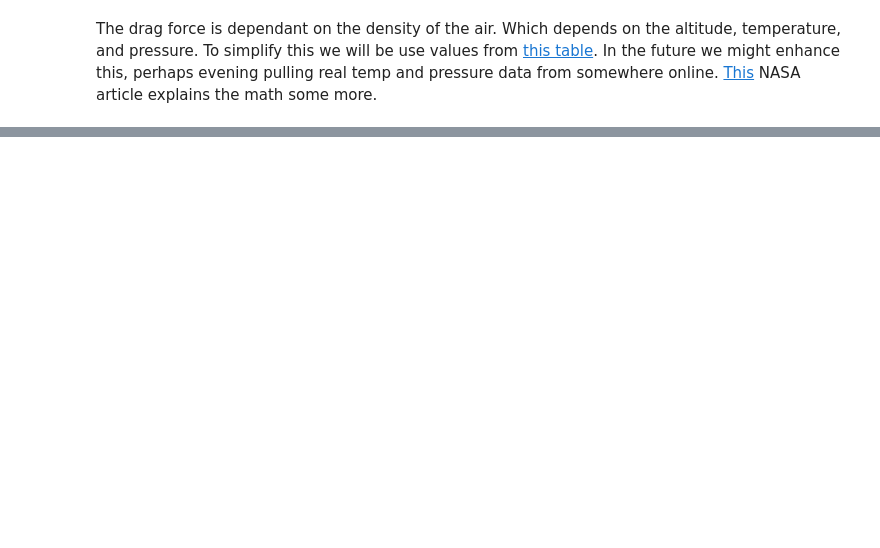
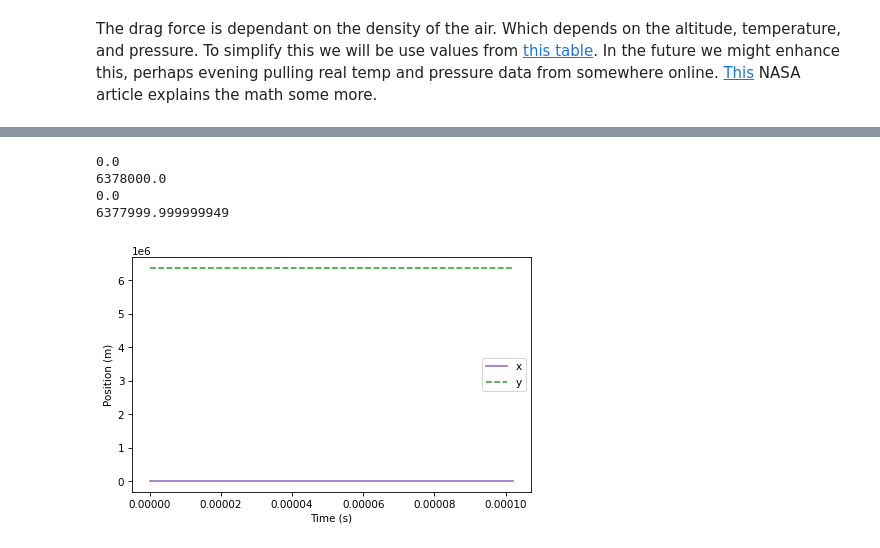
Before and after one commit to ShadowRonin/rocket-trajectory, a Jupyter notebook: rocketsim.ipynb, the cells around one changed output, grey strips where cells are left out. Cells and saved outputs as stored; diff of their text form; code cells hidden in the pictures; blank space fills up the shorter version.

```diff
--- a/rocketsim.ipynb
+++ b/rocketsim.ipynb
@@ -208,3 +106,20 @@ decorate(xlabel='Time (s)',
+# %%
+telemetry_df.x.plot(color='C4')
+telemetry_df.y.plot(color='C2', style='--')
+
+print(telemetry_df.x.max())
+print(telemetry_df.y.max())
+print(telemetry_df.x.min())
+print(telemetry_df.y.min())
+
+decorate(xlabel='Time (s)',
+         ylabel='Position (m)')
+# %% [output]
+0.0
+6378000.0
+0.0
+6377999.999999949
+[figure, added]
 # %%
 results.vx.plot(color='C4')
 results.vy.plot(color='C2', style='--')
```
Also changed, not shown: parts of 23 cells of this notebook, 5 other files.
